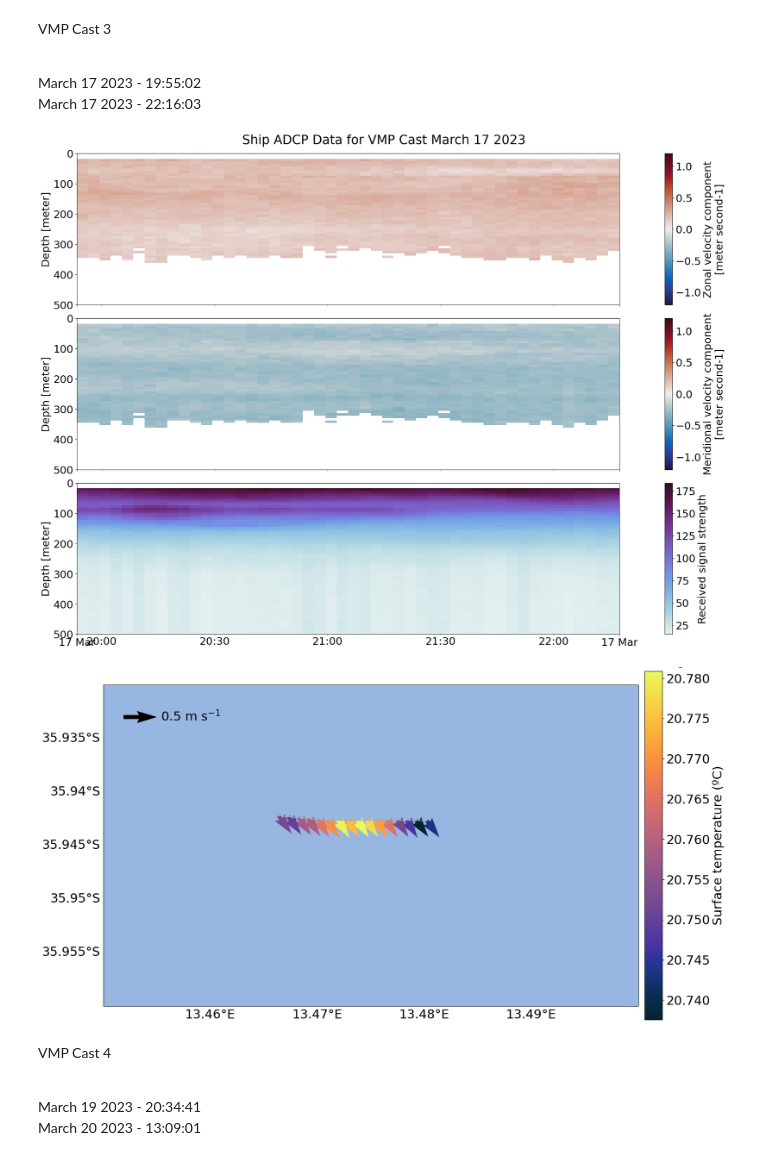
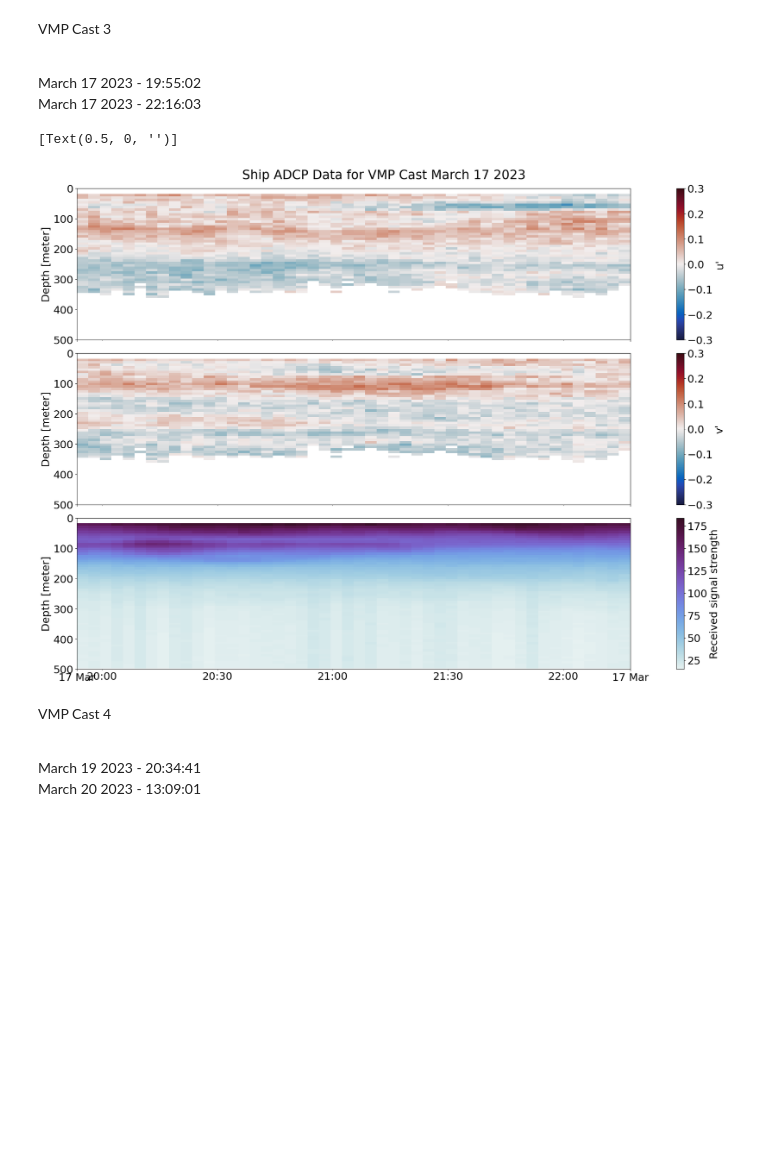
Before and after one commit to palomacartwright/quicche_adcp, a Jupyter notebook: quicche_vmp_adcp.ipynb, the cells around one changed output. Drawn from its saved outputs; the diff is of its cells as text; code cells hidden in the pictures; blank space fills up the shorter version.

```diff
--- a/quicche_vmp_adcp.ipynb
+++ b/quicche_vmp_adcp.ipynb
@@ -164,57 +163,59 @@ March 17 2023 - 19:55:02 <br>
 March 17 2023 - 22:16:03
 # %%
 vmp3 = ds.sel(time=slice("2023-03-17T19:54:00", "2023-03-17T22:17:00"))
-
+vmp3["u'"] = vmp3['u'] - vmp3['u'].mean('depth')
+vmp3["v'"] = vmp3['v'] - vmp3['v'].mean('depth')
 
 fig, (ax, bx, cx) = plt.subplots(3, 1, figsize=(20,15), sharex= True, constrained_layout = True)
 
-var = ['u', 'v']
+var = ["u'", "v'"]
+vlim = 0.3
 
 for i, vari in enumerate(var):
-    vmp3[vari].plot(y="depth", ylim=(500,0), vmin=-1.2, vmax=1.2, cmap="cmo.balance", ax=[ax, bx][i])
+    vmp3[vari].plot(y="depth", ylim=(500,0), vmin=-vlim, vmax=vlim, cmap="cmo.balance", ax=[ax, bx][i])
     #vmp1.where(vmp1['pg']>85)[vari].plot(y="depth", ylim=(500,0), vmin=-1, vmax=1, cmap="cmo.balance", ax=[ax, bx][i])
 
 vmp3["amp"].plot(y="depth", ylim=(500,0), cmap="cmo.dense", ax=cx)
 
 fig.suptitle("Ship ADCP Data for VMP Cast March 17 2023")
 
 cx.xaxis.set_major_locator(mdates.DayLocator())
 cx.xaxis.set_minor_locator(mdates.MinuteLocator(np.arange(0,60,30)))
 cx.xaxis.set_major_formatter(mdates.DateFormatter("%d %b"))
 cx.xaxis.set_minor_formatter(mdates.DateFormatter("%H:%M"))
 rot_ticks(cx, 0, 'center')
 
 ax.set(xlabel=None)
 bx.set(xlabel=None)
 cx.set(xlabel=None)
 
-fig, ax = plt.subplots(figsize=(20,11), subplot_kw={"projection":ccrs.PlateCarree()})
-ax.plot(vmp3.lon, vmp3.lat, c="darkgrey")
-ax.add_feature(cfeature.LAND)
-ax.add_feature(cfeature.COASTLINE)
-ax.add_feature(cfeature.OCEAN)
-gl = ax.gridlines(lw =0,
-                  draw_labels=True)
-gl.top_labels = False
-gl.right_labels = False
-quivplt = vmp3.isel(time=np.arange(0,len(vmp3.time),3),
-          depth=slice(0,100)).mean('depth').plot.quiver(x='lon',
-                                                      y='lat',
-                                                      u='u',
-                                                      v='v',
-                                                      scale=8,
-                                                      pivot='tail', #make the arrow pivot on the tail
-                                                      hue="tr_temp",
-                                                      cmap="cmo.thermal",
-                                                        cbar_kwargs={'pad':0.01,'label':'Surface temperature (ºC)'})
-ax.set_extent([13.45,13.5,-35.93,-35.96])
+# fig, ax = plt.subplots(figsize=(20,11), subplot_kw={"projection":ccrs.PlateCarree()})
+# ax.plot(vmp3.lon, vmp3.lat, c="darkgrey")
+# ax.add_feature(cfeature.LAND)
+# ax.add_feature(cfeature.COASTLINE)
+# ax.add_feature(cfeature.OCEAN)
+# gl = ax.gridlines(lw =0,
+#                   draw_labels=True)
+# gl.top_labels = False
+# gl.right_labels = False
+# quivplt = vmp3.isel(time=np.arange(0,len(vmp3.time),3),
+#           depth=slice(0,100)).mean('depth').plot.quiver(x='lon',
+#                                                       y='lat',
+#                                                       u='u',
+#                                                       v='v',
+#                                                       scale=8,
+#                                                       pivot='tail', #make the arrow pivot on the tail
+#                                                       hue="tr_temp",
+#                                                       cmap="cmo.thermal",
+#                                                         cbar_kwargs={'pad':0.01,'label':'Surface temperature (ºC)'})
+# ax.set_extent([13.45,13.5,-35.93,-35.96])
 
-qk = ax.quiverkey(quivplt, 0.1, 0.9, 0.5, '0.5 m s$^{-1}$', labelpos='E',
-                   coordinates='axes',zorder=6,color='k')
+# qk = ax.quiverkey(quivplt, 0.1, 0.9, 0.5, '0.5 m s$^{-1}$', labelpos='E',
+#                    coordinates='axes',zorder=6,color='k')
 #ax.set_extent([16,16.5,-37.25,-36.9])
 # %% [output]
+[Text(0.5, 0, '')]
-[figure, old version]
+[figure, new version]
-[figure, removed]
 # %% [markdown]
 VMP Cast 4
 
```
Also changed, not shown: parts of 6 cells of this notebook.
